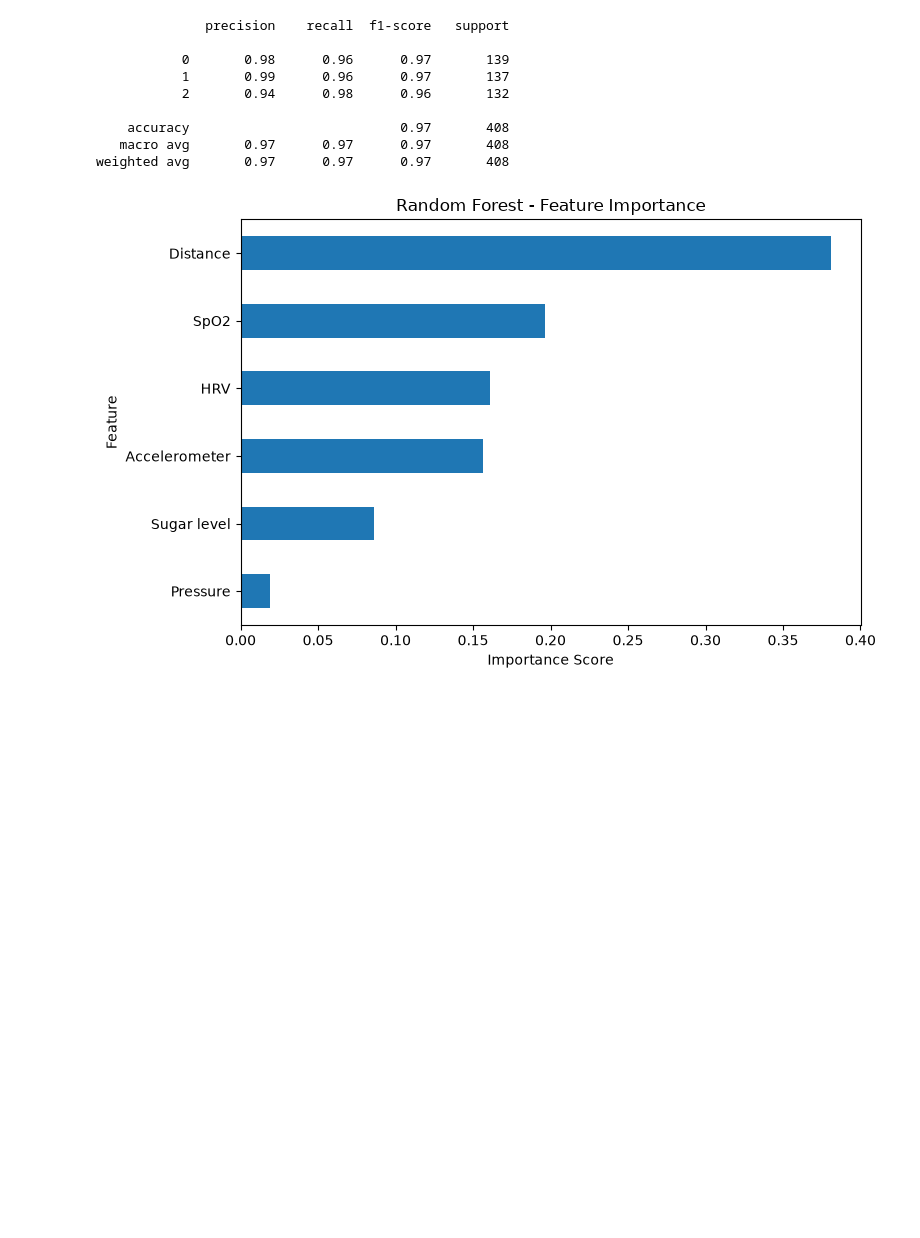
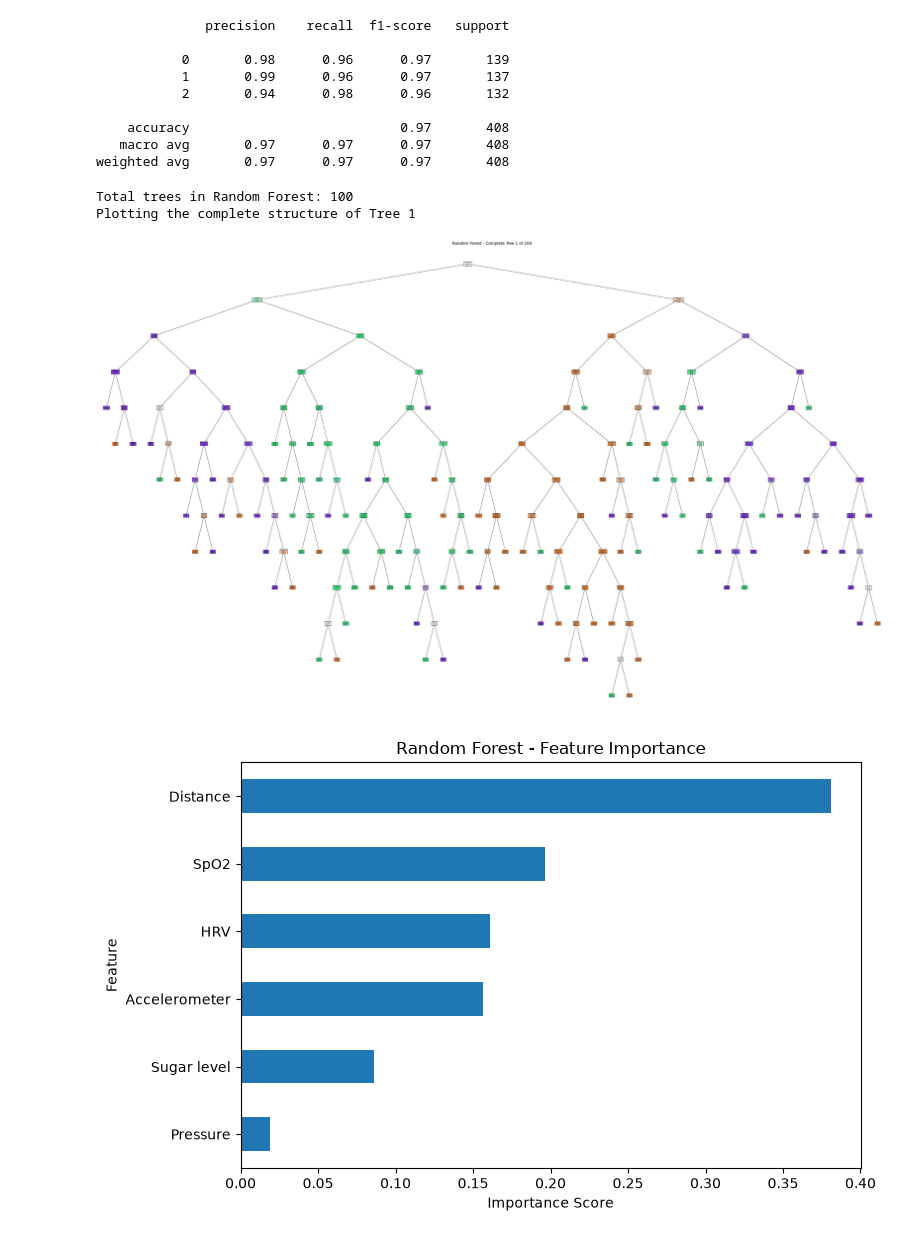
Before and after one commit to knAshvita/Smart_Fall_Detection, a Jupyter notebook: notebooks/smart_fall_risk_detection_realistic_dataset.ipynb, the cells around one changed output. Cells and saved outputs as stored; diff of their text form; code cells hidden in the pictures; blank space fills up the shorter version.

```diff
--- a/notebooks/smart_fall_risk_detection_realistic_dataset.ipynb
+++ b/notebooks/smart_fall_risk_detection_realistic_dataset.ipynb
@@ -374,6 +410,50 @@ print(classification_report(y_test, rf_pred))
     accuracy                           0.97       408
    macro avg       0.97      0.97      0.97       408
 weighted avg       0.97      0.97      0.97       408
+# %%
+
+import matplotlib.pyplot as plt
+from sklearn.tree import plot_tree
+import os
+
+feature_names = df_realistic.drop(columns=["Decision"]).columns.tolist()
+
+os.makedirs("results/graphs", exist_ok=True)
+
+# Select the first tree from the 100-tree Random Forest
+one_tree = rf_model.estimators_[0]
+
+print("Total trees in Random Forest:", len(rf_model.estimators_))
+print("Plotting the complete structure of Tree 1")
+
+plt.figure(figsize=(50, 30))
+
+plot_tree(
+    one_tree,
+    feature_names=feature_names,
+    class_names=[str(c) for c in rf_model.classes_],
+    filled=True,
+    rounded=True,
+    max_depth=None,       # Show all levels and leaf nodes
+    fontsize=3,           # Smaller text for a dense tree
+    impurity=True,
+    precision=2
+)
+
+plt.title("Random Forest - Complete Tree 1 of 100", fontsize=18)
+plt.tight_layout()
+
+plt.savefig(
+    "results/graphs/random_forest_tree_01_complete.png",
+    dpi=300,
+    bbox_inches="tight"
+)
+
+plt.show()
+# %% [output]
+Total trees in Random Forest: 100
+Plotting the complete structure of Tree 1
+[figure, added]
 # %%
 rf_importance = pd.Series(
     rf_model.feature_importances_,
```
Also changed, not shown: parts of 1 cell of this notebook, 6 other files.
